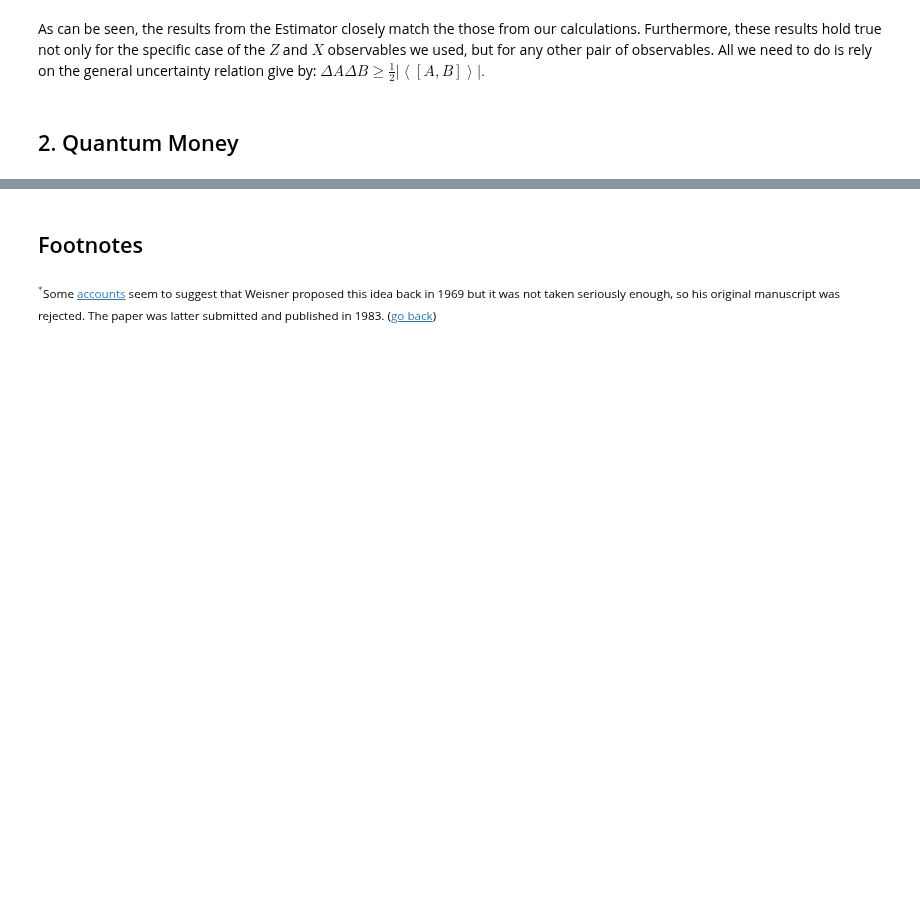
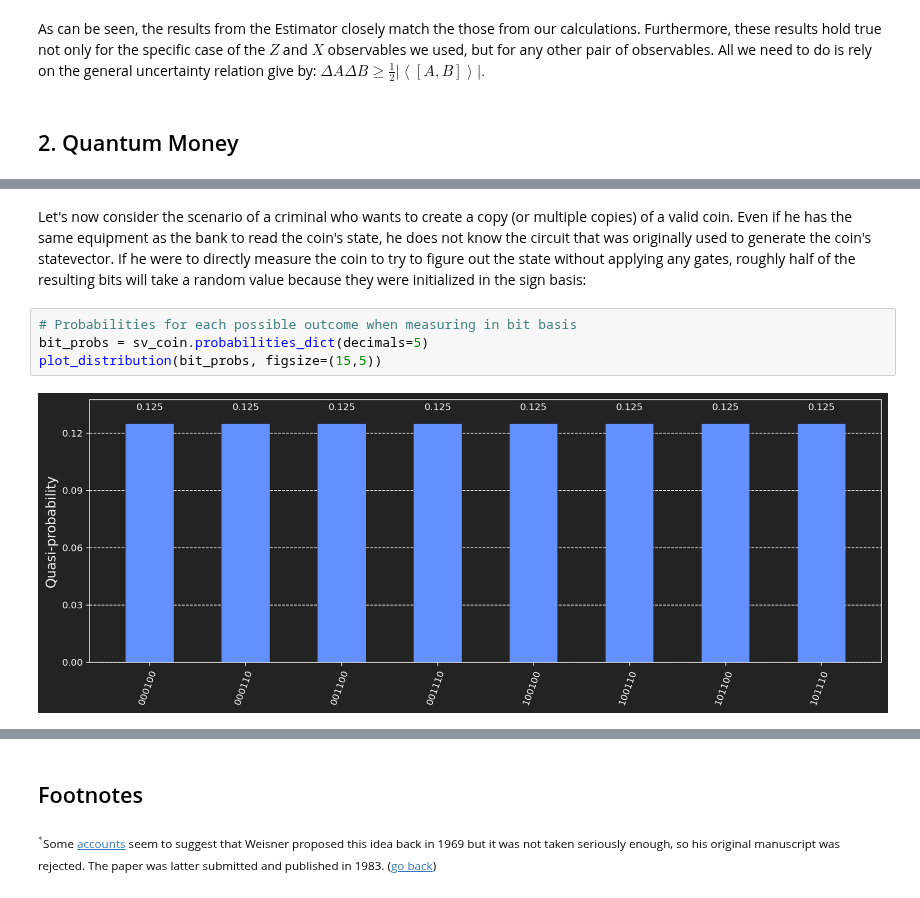
Before and after one commit to learn-quantum/lqc-textbook, a Jupyter notebook: chapters/03_quantum_protocols/03_01_quantum_money.ipynb, the cells around one changed output, grey strips where cells are left out. Saved outputs shown, nothing was run; the diff lists cells and outputs as text; blank space fills up the shorter version.

```diff
--- a/chapters/03_quantum_protocols/03_01_quantum_money.ipynb
+++ b/chapters/03_quantum_protocols/03_01_quantum_money.ipynb
@@ -362,0 +424,8 @@ qc.draw()
+# %% [markdown]
+Let's now consider the scenario of a criminal who wants to create a copy (or multiple copies) of a valid coin. Even if he has the same equipment as the bank to read the coin's state, he does not know the circuit that was originally used to generate the coin's statevector. If he were to directly measure the coin to try to figure out the state without applying any gates, roughly half of the resulting bits will take a random value because they were initialized in the sign basis:
+# %%
+# Probabilities for each possible outcome when measuring in bit basis
+bit_probs = sv_coin.probabilities_dict(decimals=5)
+plot_distribution(bit_probs, figsize=(15,5))
+# %% [output]
+[figure, added]
```
Also changed, not shown: parts of 13 cells of this notebook, 2 other files.
